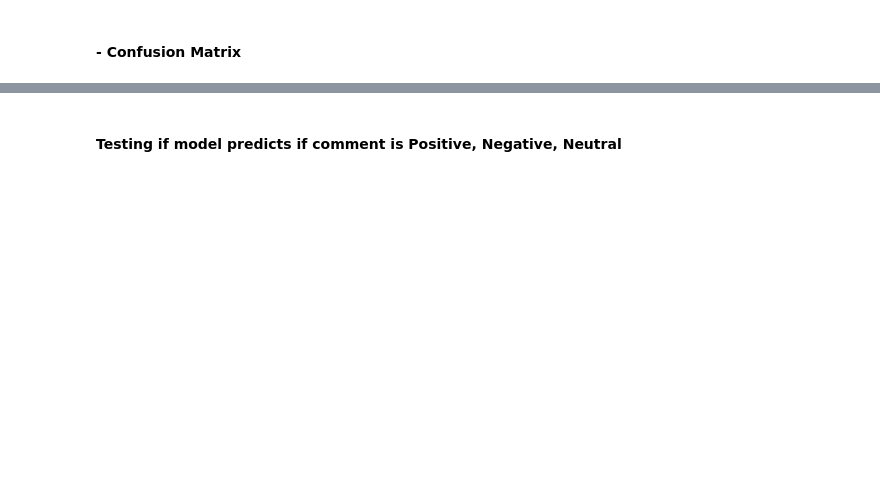
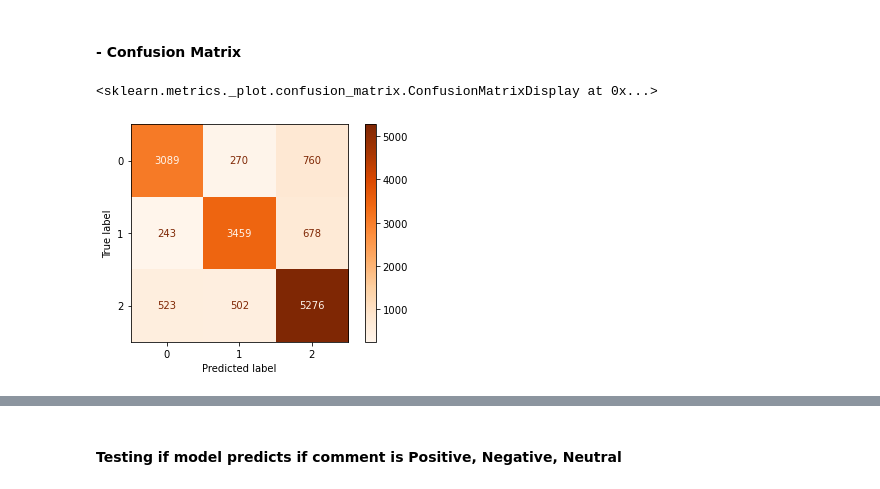
Before and after one commit to Brandon-Meyer0/VideogameTweets, a Jupyter notebook: TweetSentimentAnalysis.ipynb, the cells around one changed output, grey strips where cells are left out. Cells and saved outputs as stored; diff of their text form; code cells hidden in the pictures; blank space fills up the shorter version.

```diff
--- a/TweetSentimentAnalysis.ipynb
+++ b/TweetSentimentAnalysis.ipynb
@@ -349,9 +349,12 @@ validation_y = twitter_validation['Sentiment'].map({"Positive":0,"Negative":1,"N
 #### 1.- Multi-Class Logistical Regression
 # %%
 # Define the multinomial logistic regression model afterd data is cleaned using Lemmatization and Stemming
-model = LogisticRegression(multi_class='multinomial', solver='lbfgs')
-model.fit(X_train_vect,y_train)
-y_predict= model.predict(X_test_vect)
+mcLR = LogisticRegression(multi_class='multinomial', solver='lbfgs')
+mcLR.fit(X_train_vect,y_train)
+y_predict_mcLR = mcLR.predict(X_test_vect)
 
-print(classification_report(y_test,y_predict))
+unique_classes = twitter_training['Sentiment'].unique()
+# Print classification report (includes precision, recall, F1-score, etc.)
+print("\nClassification Report:\n")
+print(classification_report(y_test, y_predict_mcLR, target_names=unique_classes))
 # %% [output]
@@ -412,3 +424,12 @@ print(classification_report(validation_y,y_predict_validation))
 # %% [markdown]
 #### - Confusion Matrix
+# %%
+# Print Confusion Matrix: Multi-Class Logistical Regression
+
+cnf_matrix = confusion_matrix(y_test, y_predict_mcLR)
+disp = ConfusionMatrixDisplay(confusion_matrix=cnf_matrix)
+disp.plot(cmap=plt.cm.Oranges)
+# %% [output]
+<sklearn.metrics._plot.confusion_matrix.ConfusionMatrixDisplay at 0x...>
+[figure, added]
 # %%
```
Also changed, not shown: parts of 11 cells of this notebook.
